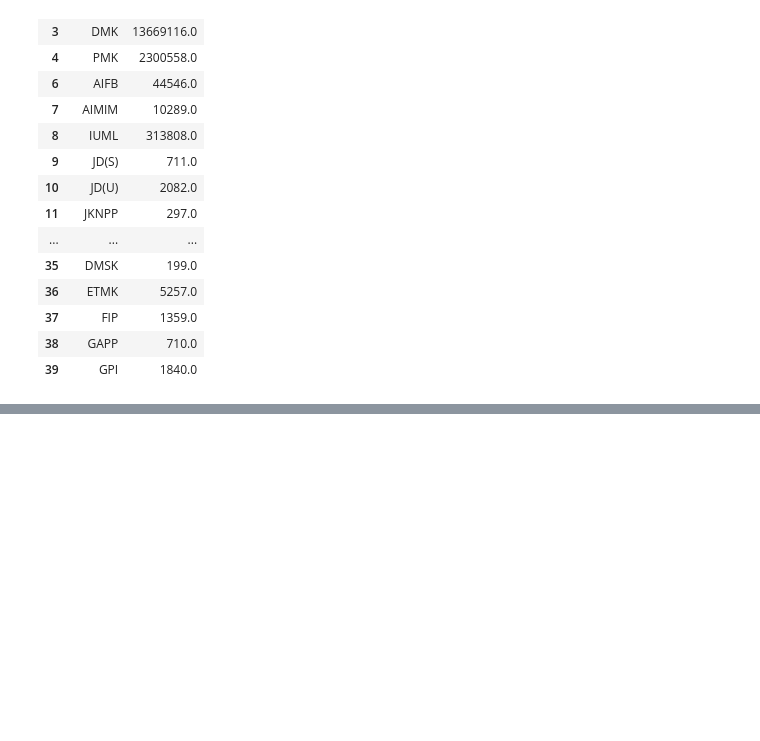
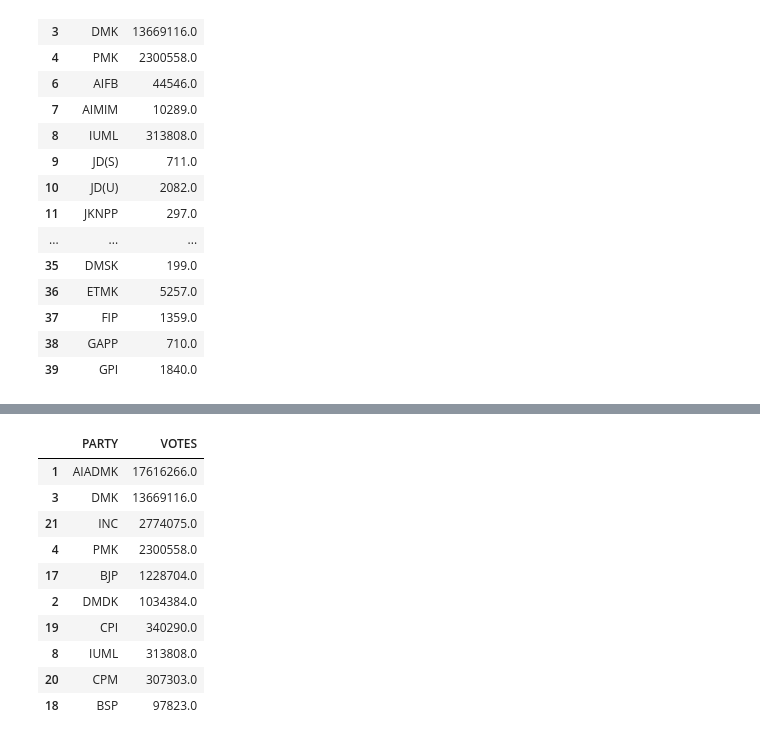
Before and after one commit to sathishsivam/Java_conventional, a Jupyter notebook: tnelectionalliences.ipynb, the cells around one changed output, grey strips where cells are left out. Cells and saved outputs as stored; diff of their text form; code cells hidden in the pictures; blank space fills up the shorter version.

```diff
--- a/tnelectionalliences.ipynb
+++ b/tnelectionalliences.ipynb
@@ -81,0 +119,14 @@ plt.bar(votes_individual['PARTY'],votes_individual['VOTES'])
+# %%
+top_ten
+# %% [output]
+|  | PARTY | VOTES |
+| 1 | AIADMK | 17616266.0 |
+| 3 | DMK | 13669116.0 |
+| 21 | INC | 2774075.0 |
+| 4 | PMK | 2300558.0 |
+| 17 | BJP | 1228704.0 |
+| 2 | DMDK | 1034384.0 |
+| 19 | CPI | 340290.0 |
+| 8 | IUML | 313808.0 |
+| 20 | CPM | 307303.0 |
+| 18 | BSP | 97823.0 |
```
Also changed, not shown: parts of 8 cells of this notebook.
